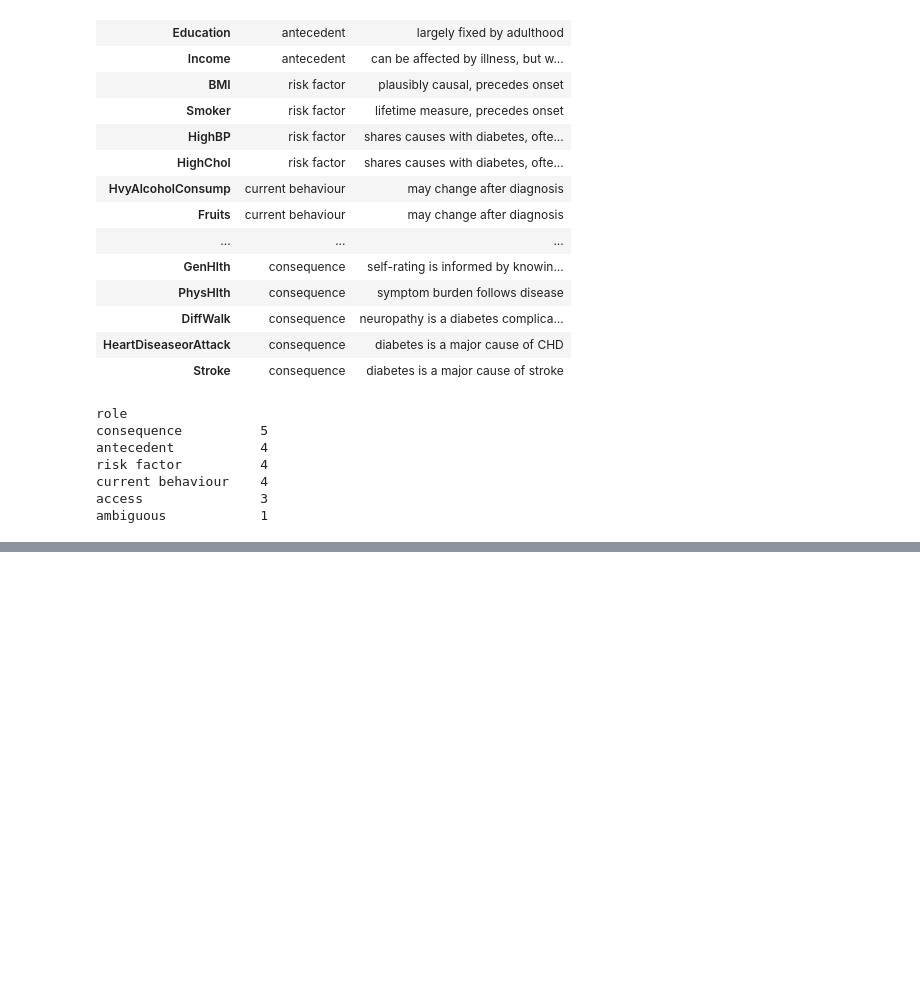
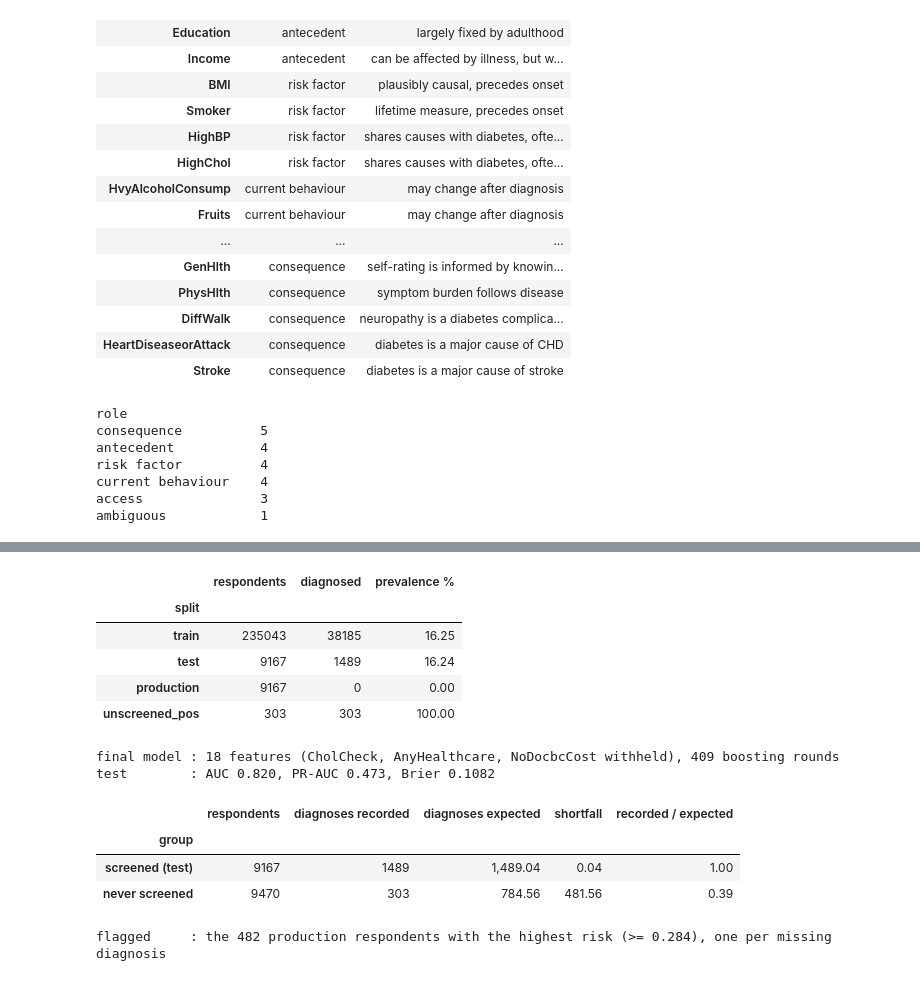
Before and after one commit to Lone-Wolfgang/brfss2015-diabetes-eda, a Jupyter notebook: Lab1/WolfgangKlein.ipynb, the cells around one changed output, grey strips where cells are left out. Saved outputs shown, nothing was run; the diff lists cells and outputs as text; code cells hidden in the pictures; blank space fills up the shorter version.

```diff
--- a/Lab1/WolfgangKlein.ipynb
+++ b/Lab1/WolfgangKlein.ipynb
@@ -1823,0 +1538,80 @@ across hardware.
+# %%
+from sklearn.ensemble import HistGradientBoostingClassifier
+from sklearn.model_selection import train_test_split
+from sklearn.metrics import roc_auc_score, average_precision_score, brier_score_loss
+
+SEED     = 0
+ACCESS   = ["CholCheck", "AnyHealthcare", "NoDocbcCost"]
+RISK_FEA = [c for c in FEATURES if c not in ACCESS]
+
+y  = raw[TARGET].to_numpy(int)
+Xr = raw[RISK_FEA].to_numpy(float)
+
+# ---- splits: every respondent lands in exactly one ---------------------------------
+screened = raw.CholCheck.eq(1).to_numpy()
+never    = ~screened                                   # production + unscreened_pos
+split    = np.full(len(raw), "train", dtype=object)
+split[never & (y == 0)] = "production"
+split[never & (y == 1)] = "unscreened_pos"
+scr_rows = np.flatnonzero(screened)
+_, test_rows = train_test_split(scr_rows, test_size=int((split == "production").sum()),
+                                stratify=y[scr_rows], random_state=SEED)
+split[test_rows] = "test"
+
+SPLITS = ["train", "test", "production", "unscreened_pos"]
+is_    = {s: split == s for s in SPLITS}
+sizes  = pd.DataFrame({"respondents": [int(is_[s].sum()) for s in SPLITS],
+                       "diagnosed":   [int(y[is_[s]].sum()) for s in SPLITS]},
+                      index=pd.Index(SPLITS, name="split"))
+sizes["prevalence %"] = 100 * sizes.diagnosed / sizes.respondents
+with pd.option_context("display.float_format", "{:,.2f}".format):
+    display(sizes)
+
+# ---- final model: best candidate from the search (screening_meta.json) ---------------
+BEST = {"learning_rate": 0.03511200160311541, "max_leaf_nodes": 21, "min_samples_leaf": 393,
+        "l2_regularization": 0.07332348382056163, "max_features": 0.5794847918227599}
+clf = HistGradientBoostingClassifier(**BEST, max_iter=1000, early_stopping=True,
+                                     validation_fraction=0.1, n_iter_no_change=30,
+                                     random_state=SEED)
+clf.fit(Xr[is_["train"]], y[is_["train"]])
+risk = clf.predict_proba(Xr)[:, 1]      # train rows are in-sample; nothing below uses them
+
+te = is_["test"]
+print(f"final model : {len(RISK_FEA)} features ({', '.join(ACCESS)} withheld), "
+      f"{clf.n_iter_} boosting rounds")
+print(f"test        : AUC {roc_auc_score(y[te], risk[te]):.3f}, "
+      f"PR-AUC {average_precision_score(y[te], risk[te]):.3f}, "
+      f"Brier {brier_score_loss(y[te], risk[te]):.4f}")
+
+# ---- the ledger: diagnoses recorded against diagnoses expected -----------------------
+ledger = pd.DataFrame(
+    [(lab, int(m.sum()), int(y[m].sum()), risk[m].sum())
+     for lab, m in [("screened (test)", te), ("never screened", never)]],
+    columns=["group", "respondents", "diagnoses recorded", "diagnoses expected"]).set_index("group")
+ledger["shortfall"]           = ledger["diagnoses expected"] - ledger["diagnoses recorded"]
+ledger["recorded / expected"] = ledger["diagnoses recorded"] / ledger["diagnoses expected"]
+with pd.option_context("display.float_format", "{:,.2f}".format):
+    display(ledger)
+
+# ---- flags: one production respondent per missing diagnosis, highest risk first ------
+gap     = max(int(round(ledger.loc["never screened", "shortfall"])), 0)
+prod    = np.flatnonzero(is_["production"])
+flagged = np.zeros(len(raw), bool)
+flagged[prod[np.argsort(-risk[prod], kind="stable")[:gap]]] = True
+thr     = risk[flagged].min() if gap else np.nan
+print(f"flagged     : the {flagged.sum():,} production respondents with the highest risk "
+      f"(>= {thr:.3f}), one per missing diagnosis")
+# %% [output]
+|  | respondents | diagnosed | prevalence % |
+| split |  |  |  |
+| train | 235043 | 38185 | 16.25 |
+| test | 9167 | 1489 | 16.24 |
+| production | 9167 | 0 | 0.00 |
+| unscreened_pos | 303 | 303 | 100.00 |
+final model : 18 features (CholCheck, AnyHealthcare, NoDocbcCost withheld), 409 boosting rounds
+test        : AUC 0.820, PR-AUC 0.473, Brier 0.1082
+|  | respondents | diagnoses recorded | diagnoses expected | shortfall | recorded / expected |
+| group |  |  |  |  |  |
+| screened (test) | 9167 | 1489 | 1,489.04 | 0.04 | 1.00 |
+| never screened | 9470 | 303 | 784.56 | 481.56 | 0.39 |
+flagged     : the 482 production respondents with the highest risk (>= 0.284), one per missing diagnosis
```
Also changed, not shown: parts of 15 cells of this notebook.
